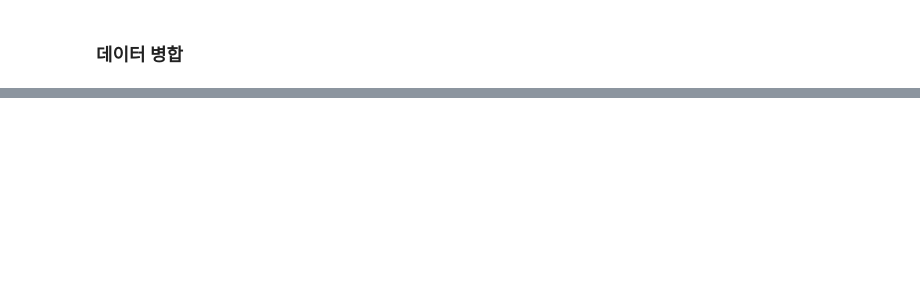
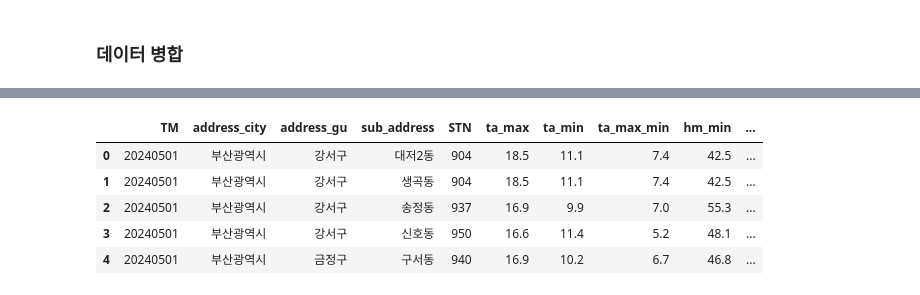
Before and after one commit to MK00098/Weather_Project, a Jupyter notebook: EDA_eungji.ipynb, the cells around one changed output, grey strips where cells are left out. Cells and saved outputs as stored; diff of their text form; code cells hidden in the pictures; blank space fills up the shorter version.

```diff
--- a/EDA_eungji.ipynb
+++ b/EDA_eungji.ipynb
@@ -197,0 +234,9 @@ merged = pd.merge(call119_df, solar_df, left_on=['tm', 'city'], right_on=['일
+# %%
+test_call119.head()
+# %% [output]
+|  | TM | address_city | address_gu | sub_address | STN | ta_max | ta_min | ta_max_min | hm_min | ... |
+| 0 | 20240501 | 부산광역시 | 강서구 | 대저2동 | 904 | 18.5 | 11.1 | 7.4 | 42.5 | ... |
+| 1 | 20240501 | 부산광역시 | 강서구 | 생곡동 | 904 | 18.5 | 11.1 | 7.4 | 42.5 | ... |
+| 2 | 20240501 | 부산광역시 | 강서구 | 송정동 | 937 | 16.9 | 9.9 | 7.0 | 55.3 | ... |
+| 3 | 20240501 | 부산광역시 | 강서구 | 신호동 | 950 | 16.6 | 11.4 | 5.2 | 48.1 | ... |
+| 4 | 20240501 | 부산광역시 | 금정구 | 구서동 | 940 | 16.9 | 10.2 | 6.7 | 46.8 | ... |
```
Also changed, not shown: parts of 46 cells of this notebook.
